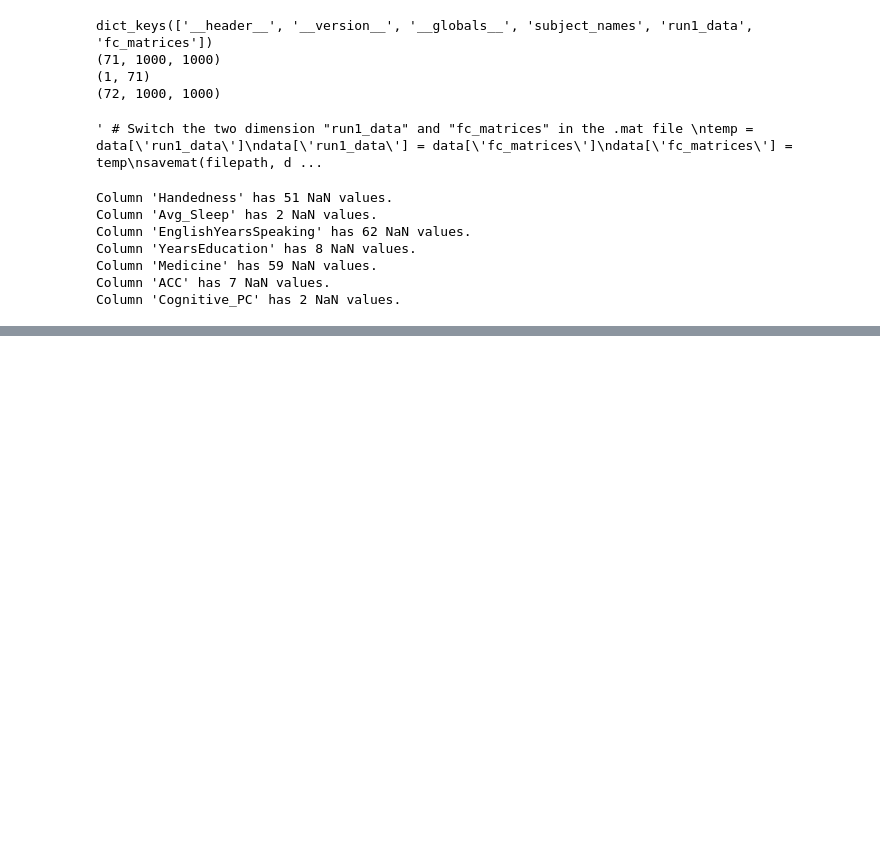
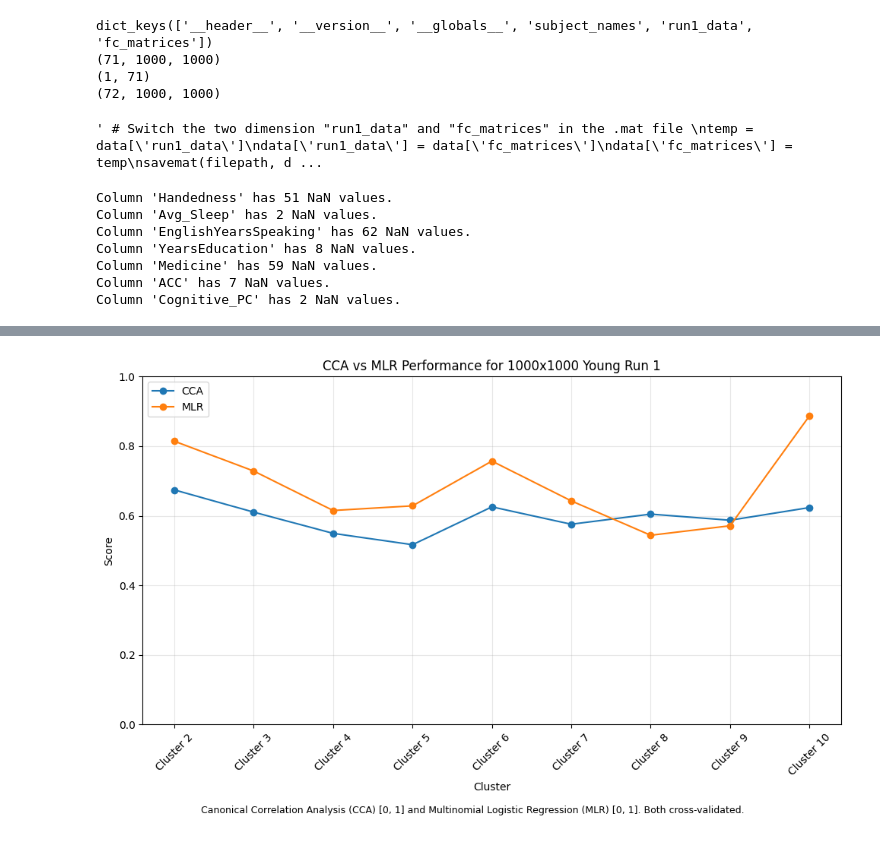
Before and after one commit to Oddrne/Master-Thesis-Autoencoder-and-UMAP-clustering-on-functional-connectivity, a Jupyter notebook: test.ipynb, the cells around one changed output, grey strips where cells are left out. Drawn from its saved outputs; the diff is of its cells as text; code cells hidden in the pictures; blank space fills up the shorter version.

```diff
--- a/test.ipynb
+++ b/test.ipynb
@@ -116,0 +185,9 @@ Column 'Cognitive_PC' has 2 NaN values.
+# %%
+from Evaluate_models_clean import plot_cca_mlr_across_clusters
+
+name = "1000x1000_Young_run1"
+json_path = f"Results\\{name}_cluster_behavioural_results.json"
+
+results = plot_cca_mlr_across_clusters(json_path, title="CCA vs MLR Performance for 1000x1000 Young Run 1")
+# %% [output]
+[figure, added]
```
Also changed, not shown: parts of 15 cells of this notebook, 5 other files.
